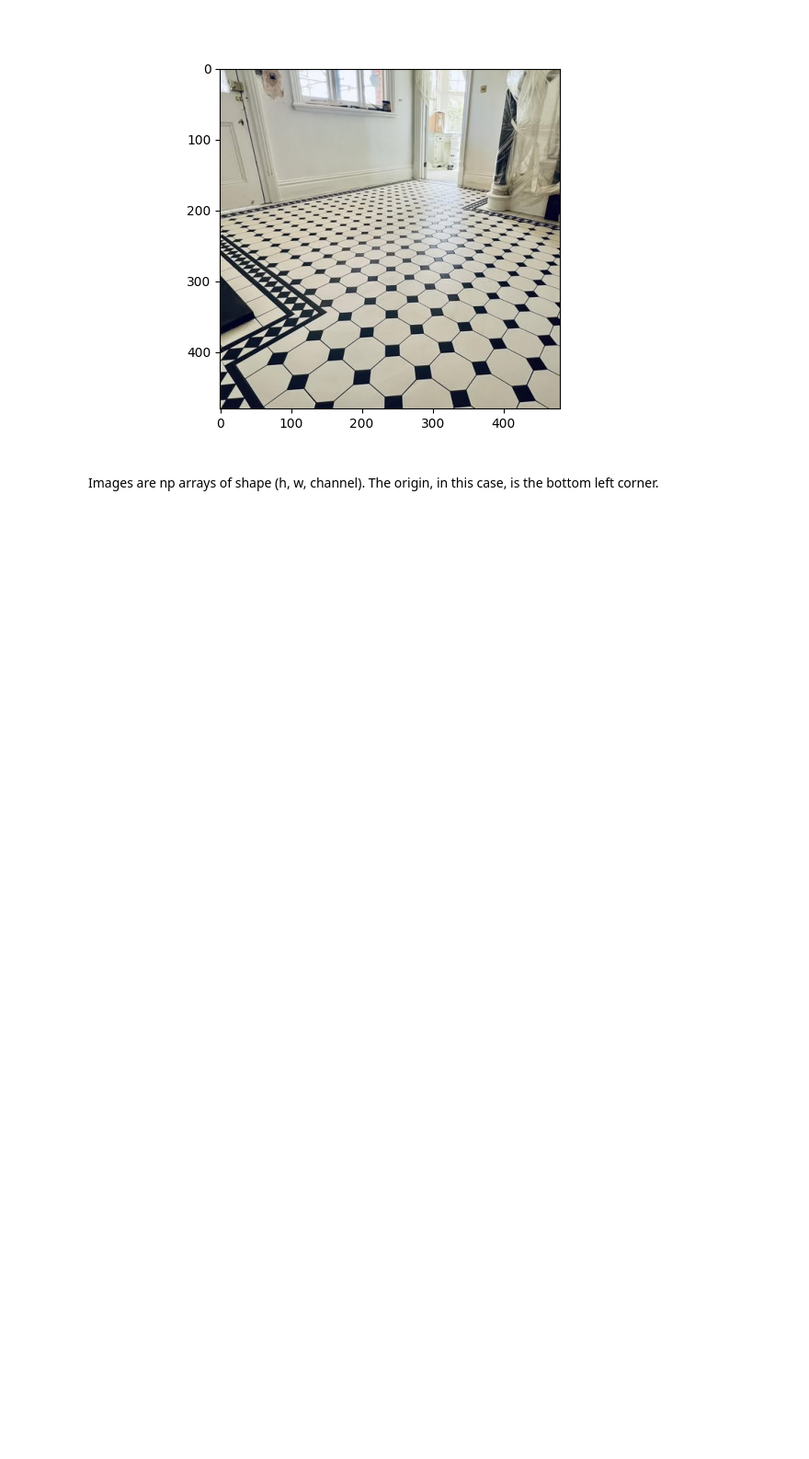
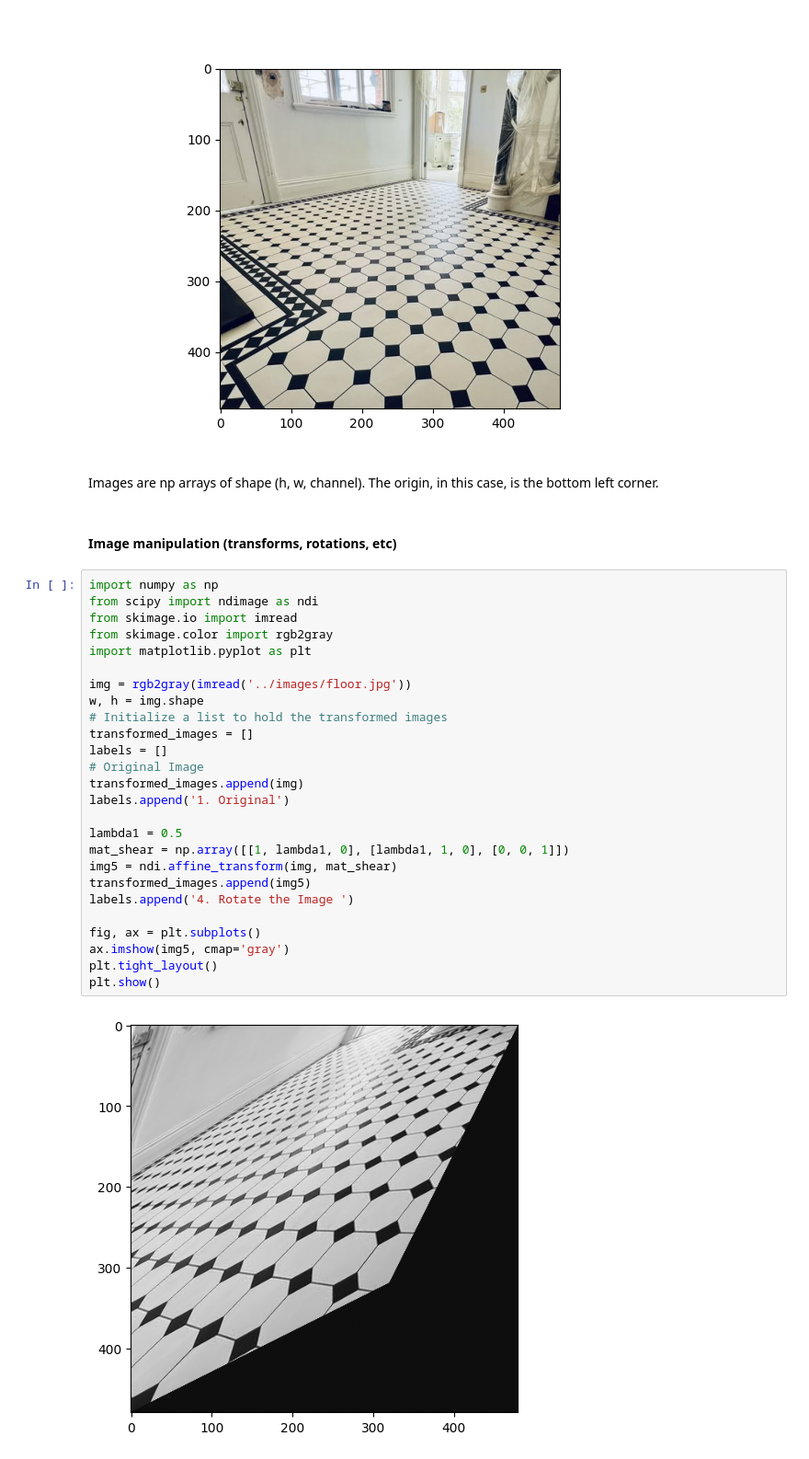
Before and after one commit to chedinhtrung/multiple_view_geom, a Jupyter notebook: intro/work_with_image.ipynb, the cells around one changed output. Shown at 92% size. Cells and saved outputs as stored; diff of their text form; blank space fills up the shorter version.

```diff
--- a/intro/work_with_image.ipynb
+++ b/intro/work_with_image.ipynb
@@ -19,3 +19,33 @@ ax.imshow(image)
 [figure]
 # %% [markdown]
 Images are np arrays of shape (h, w, channel). The origin, in this case, is the bottom left corner.
+# %% [markdown]
+#### Image manipulation (transforms, rotations, etc)
+# %%
+import numpy as np
+from scipy import ndimage as ndi
+from skimage.io import imread
+from skimage.color import rgb2gray
+import matplotlib.pyplot as plt
+
+img = rgb2gray(imread('../images/floor.jpg'))
+w, h = img.shape
+# Initialize a list to hold the transformed images
+transformed_images = []
+labels = []
+# Original Image
+transformed_images.append(img)
+labels.append('1. Original')
+
+lambda1 = 0.5
+mat_shear = np.array([[1, lambda1, 0], [lambda1, 1, 0], [0, 0, 1]])
+img5 = ndi.affine_transform(img, mat_shear)
+transformed_images.append(img5)
+labels.append('4. Rotate the Image ')
+
+fig, ax = plt.subplots()
+ax.imshow(img5, cmap='gray')
+plt.tight_layout()
+plt.show()
+# %% [output]
+[figure, added]
```
Also changed, not shown: 1 other file.
